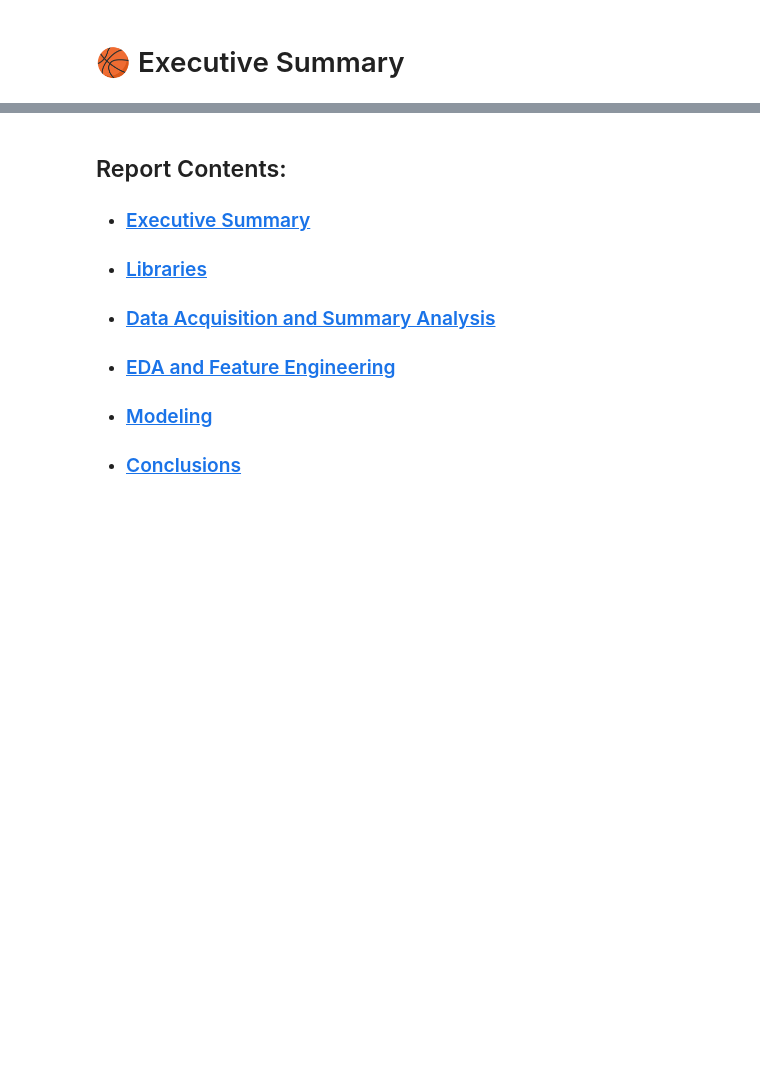
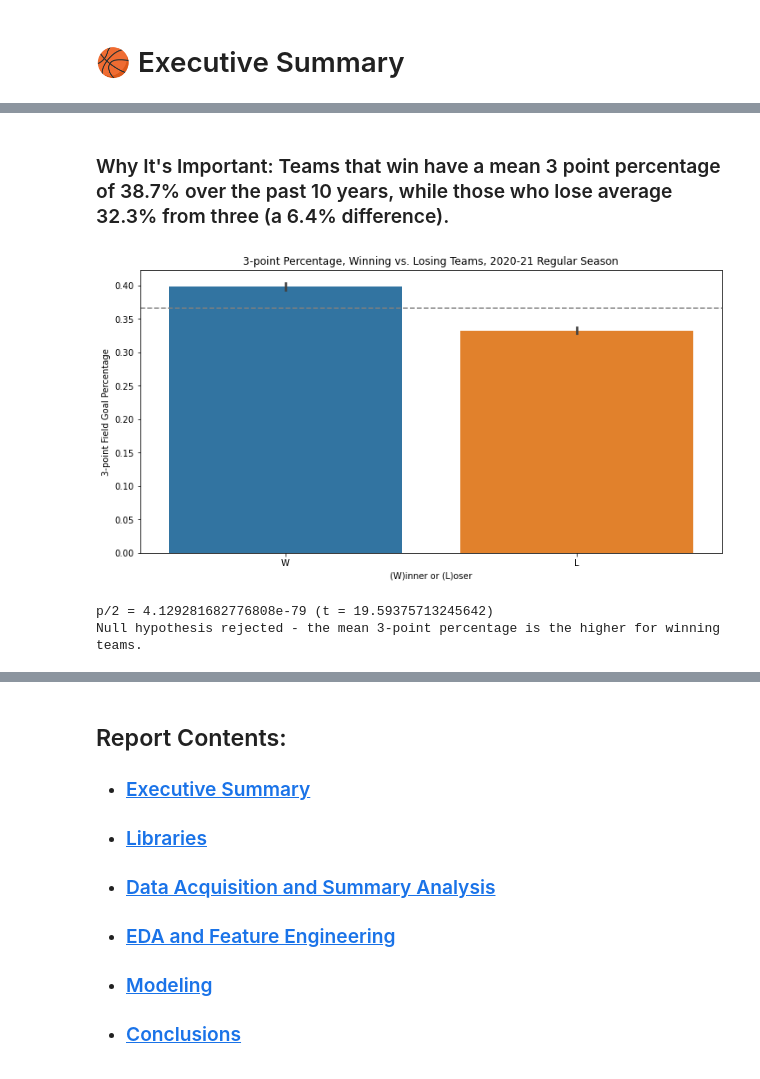
Before and after one commit to Eyring-Miller-Muriithi-capstone/shot-caller-for-ballers, a Jupyter notebook: Notebooks/Ryan/Take_the_Shot_or_Not_Final.ipynb, the cells around one changed output, grey strips where cells are left out. Saved outputs shown, nothing was run; the diff lists cells and outputs as text; code cells hidden in the pictures; blank space fills up the shorter version.

```diff
--- a/Notebooks/Ryan/Take_the_Shot_or_Not_Final.ipynb
+++ b/Notebooks/Ryan/Take_the_Shot_or_Not_Final.ipynb
@@ -12,0 +19,10 @@ $\rightarrow$ Report by Jen Eyring, Ryan Miller and Lincoln Muriithi | Analytics
+# %% [markdown]
+### Why It's Important: Teams that win have a mean 3 point percentage of 38.7% over the past 10 years, while those who lose average 32.3% from three (a 6.4% difference).
+# %%
+# Creates dataframe showing winning vs. losing team's mean three point percentage over each season and the past 10 years.
+# Note - run libaries below first before executing this line of code.
+winner_3pct()
+# %% [output]
+[figure, added]
+p/2 = 4.129281682776808e-79 (t = 19.59375713245642)
+Null hypothesis rejected - the mean 3-point percentage is the higher for winning teams.
```
Also changed, not shown: parts of 85 cells of this notebook.
